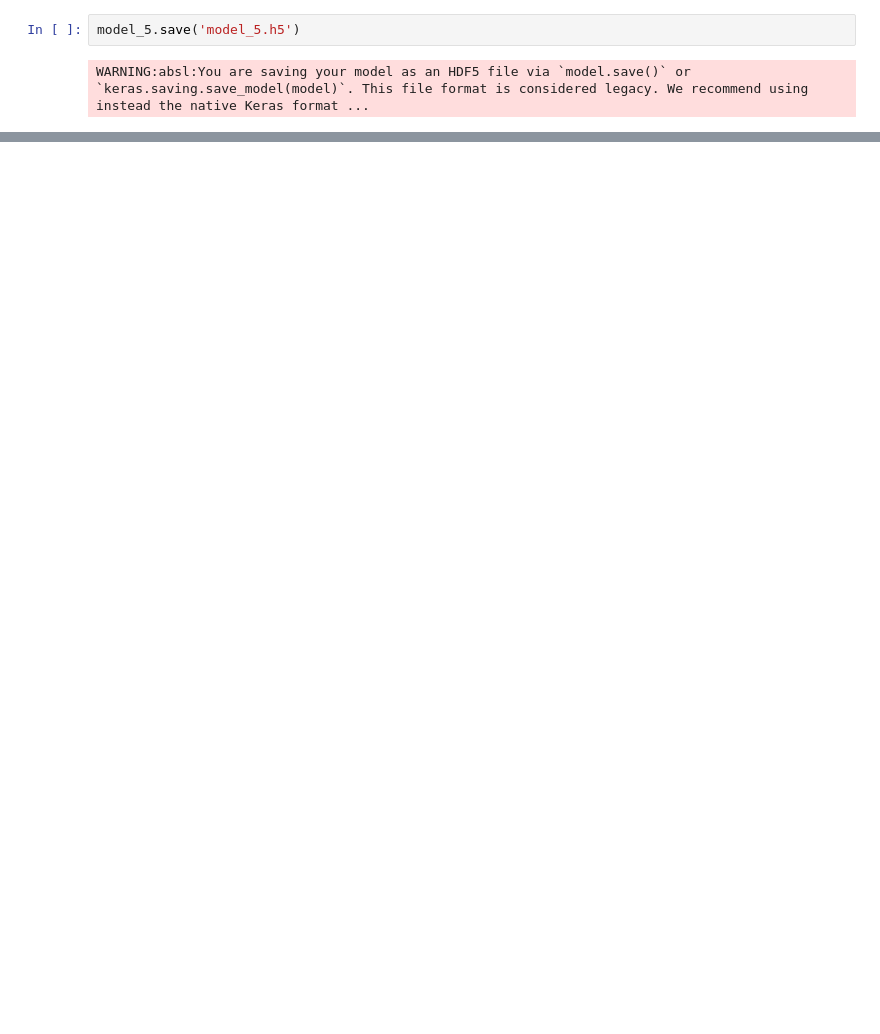
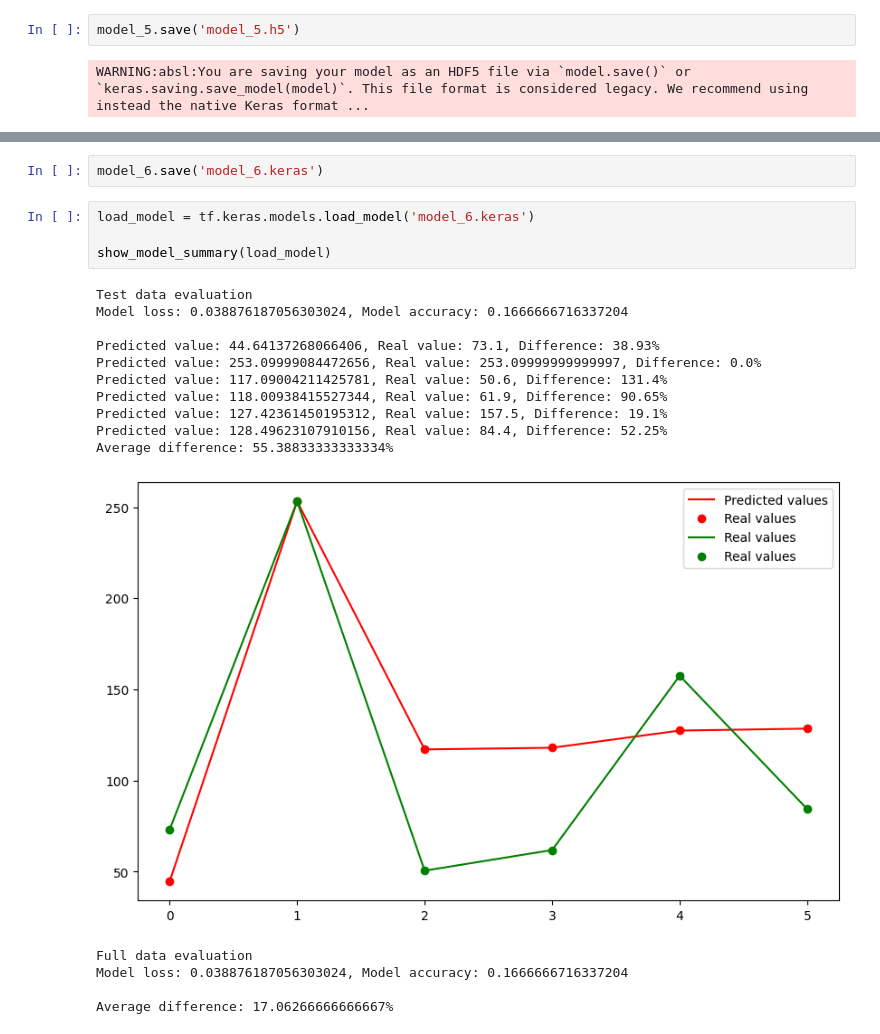
Before and after one commit to a4bee/lab--AI-ML--szkolenie--olson, a Jupyter notebook: TK_ZADANIA/biomass.ipynb, the cells around one changed output, grey strips where cells are left out. Drawn from its saved outputs; the diff is of its cells as text; blank space fills up the shorter version.

```diff
--- a/TK_ZADANIA/biomass.ipynb
+++ b/TK_ZADANIA/biomass.ipynb
@@ -372,0 +402,22 @@ WARNING:absl:You are saving your model as an HDF5 file via `model.save()` or `ke
+# %%
+model_6.save('model_6.keras')
+# %%
+load_model = tf.keras.models.load_model('model_6.keras')
+
+show_model_summary(load_model)
+# %% [output]
+Test data evaluation
+Model loss: 0.038876187056303024, Model accuracy: 0.1666666716337204
+
+Predicted value: 44.64137268066406, Real value: 73.1, Difference: 38.93%
+Predicted value: 253.09999084472656, Real value: 253.09999999999997, Difference: 0.0%
+Predicted value: 117.09004211425781, Real value: 50.6, Difference: 131.4%
+Predicted value: 118.00938415527344, Real value: 61.9, Difference: 90.65%
+Predicted value: 127.42361450195312, Real value: 157.5, Difference: 19.1%
+Predicted value: 128.49623107910156, Real value: 84.4, Difference: 52.25%
+Average difference: 55.38833333333334%
+[figure, added]
+Full data evaluation
+Model loss: 0.038876187056303024, Model accuracy: 0.1666666716337204
+
+Average difference: 17.06266666666667%
```
Also changed, not shown: parts of 9 cells of this notebook, 3 other files.
